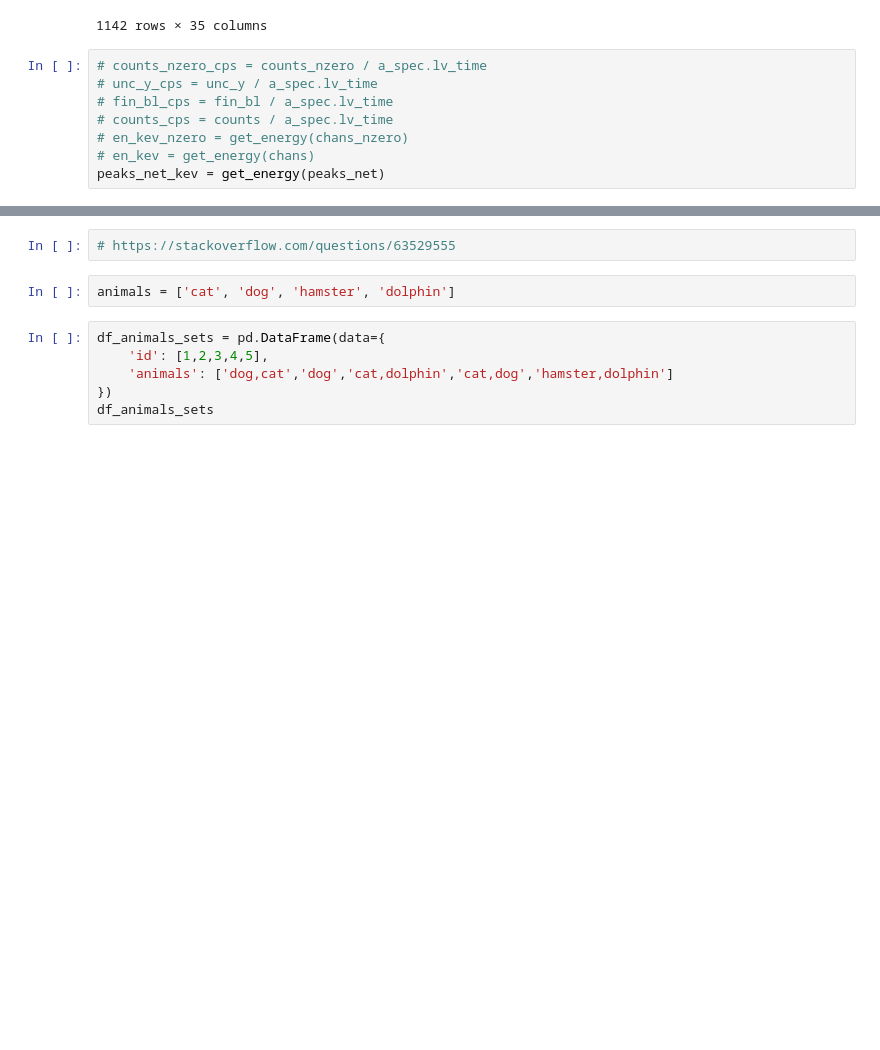
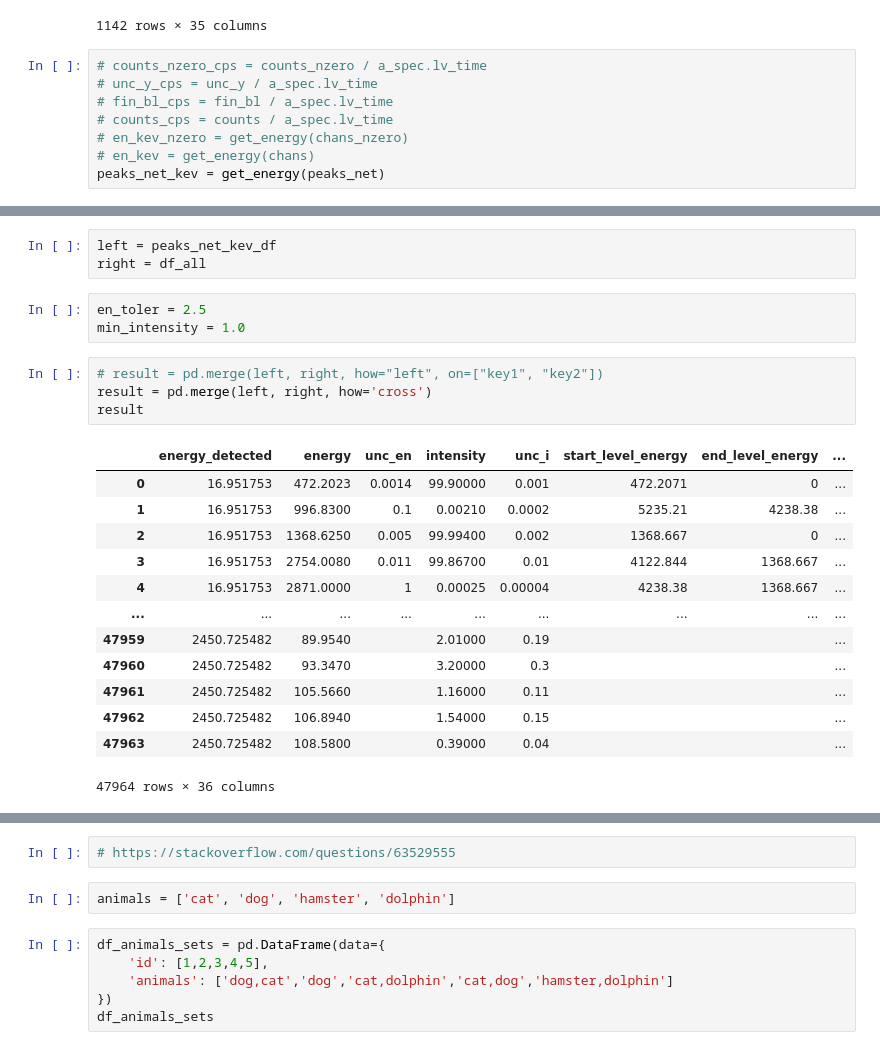
Before and after one commit to terrabela/OGRaySpY, a Jupyter notebook: src/nuclide_identification.ipynb, the cells around one changed output, grey strips where cells are left out. Saved outputs shown, nothing was run; the diff lists cells and outputs as text; blank space fills up the shorter version.

```diff
--- a/src/nuclide_identification.ipynb
+++ b/src/nuclide_identification.ipynb
@@ -314,0 +336,24 @@ peaks_net_kev = get_energy(peaks_net)
+# %%
+left = peaks_net_kev_df
+right = df_all
+# %%
+en_toler = 2.5
+min_intensity = 1.0
+# %%
+# result = pd.merge(left, right, how="left", on=["key1", "key2"])
+result = pd.merge(left, right, how='cross')
+result
+# %% [output]
+|  | energy_detected | energy | unc_en | intensity | unc_i | start_level_energy | end_level_energy | ... |
+| 0 | 16.951753 | 472.2023 | 0.0014 | 99.90000 | 0.001 | 472.2071 | 0 | ... |
+| 1 | 16.951753 | 996.8300 | 0.1 | 0.00210 | 0.0002 | 5235.21 | 4238.38 | ... |
+| 2 | 16.951753 | 1368.6250 | 0.005 | 99.99400 | 0.002 | 1368.667 | 0 | ... |
+| 3 | 16.951753 | 2754.0080 | 0.011 | 99.86700 | 0.01 | 4122.844 | 1368.667 | ... |
+| 4 | 16.951753 | 2871.0000 | 1 | 0.00025 | 0.00004 | 4238.38 | 1368.667 | ... |
+| ... | ... | ... | ... | ... | ... | ... | ... | ... |
+| 47959 | 2450.725482 | 89.9540 |  | 2.01000 | 0.19 |  |  | ... |
+| 47960 | 2450.725482 | 93.3470 |  | 3.20000 | 0.3 |  |  | ... |
+| 47961 | 2450.725482 | 105.5660 |  | 1.16000 | 0.11 |  |  | ... |
+| 47962 | 2450.725482 | 106.8940 |  | 1.54000 | 0.15 |  |  | ... |
+| 47963 | 2450.725482 | 108.5800 |  | 0.39000 | 0.04 |  |  | ... |
+47964 rows × 36 columns
```
Also changed, not shown: parts of 11 cells of this notebook.
